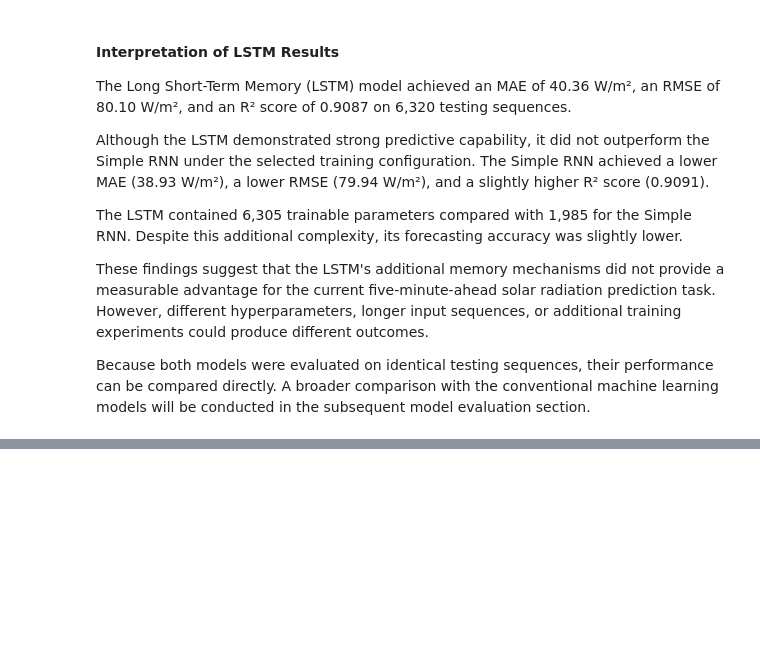
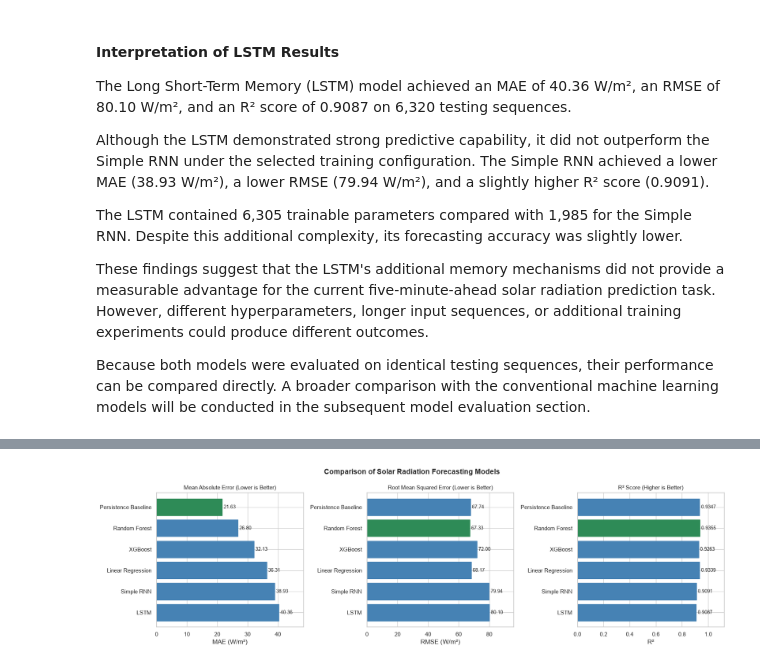
Before and after one commit to damisar/Solar-Radiation-Prediction, a Jupyter notebook: notebook/Solar_Radiation_Analysis.ipynb, the cells around one changed output, grey strips where cells are left out. Drawn from its saved outputs; the diff is of its cells as text; code cells hidden in the pictures; blank space fills up the shorter version.

Commit message:
Complete Section 6 model evaluation and comparison

```diff
--- a/notebook/Solar_Radiation_Analysis.ipynb
+++ b/notebook/Solar_Radiation_Analysis.ipynb
@@ -2028,0 +2284,66 @@ Because both models were evaluated on identical testing sequences, their perform
+# %%
+
+# Section 6.3 — Visual comparison of forecasting models
+
+fig, axes = plt.subplots(1, 3, figsize=(17, 5))
+
+metrics = ["MAE (W/m²)", "RMSE (W/m²)", "R²"]
+titles = [
+    "Mean Absolute Error (Lower is Better)",
+    "Root Mean Squared Error (Lower is Better)",
+    "R² Score (Higher is Better)"
+]
+
+models = model_comparison["Model"]
+
+for ax, metric, title in zip(axes, metrics, titles):
+    values = model_comparison[metric]
+
+    bars = ax.barh(models, values)
+
+    # Highlight the best-performing model for each metric
+    best_idx = values.idxmin() if metric != "R²" else values.idxmax()
+
+    for bar, idx in zip(bars, model_comparison.index):
+        if idx == best_idx:
+            bar.set_color("seagreen")
+        else:
+            bar.set_color("steelblue")
+
+    ax.set_title(title, fontsize=11)
+    ax.set_xlabel(metric)
+    ax.invert_yaxis()
+
+    # Display metric values beside each bar
+    for bar, value in zip(bars, values):
+        label = f"{value:.4f}" if metric == "R²" else f"{value:.2f}"
+        ax.text(
+            bar.get_width(),
+            bar.get_y() + bar.get_height() / 2,
+            f" {label}",
+            va="center",
+            fontsize=9
+        )
+
+    ax.set_xlim(0, values.max() * 1.20)
+
+plt.suptitle(
+    "Comparison of Solar Radiation Forecasting Models",
+    fontsize=14,
+    fontweight="bold"
+)
+
+# Adjust layout
+plt.tight_layout()
+
+# Save figure in the existing figures directory
+fig.savefig(
+    "../figures/model_performance_comparison.png",
+    dpi=300,
+    bbox_inches="tight"
+)
+
+# Display figure
+plt.show()
+# %% [output]
+[figure, added]
```
Also changed, not shown: parts of 18 cells of this notebook, 1 other file.
